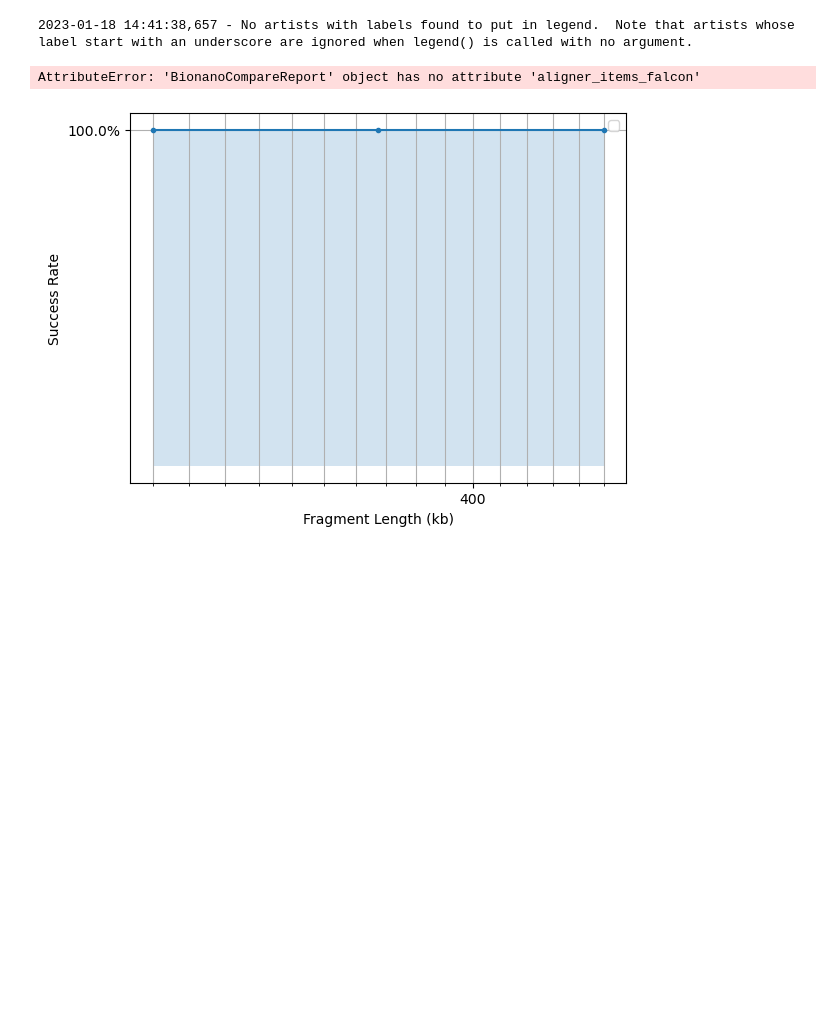
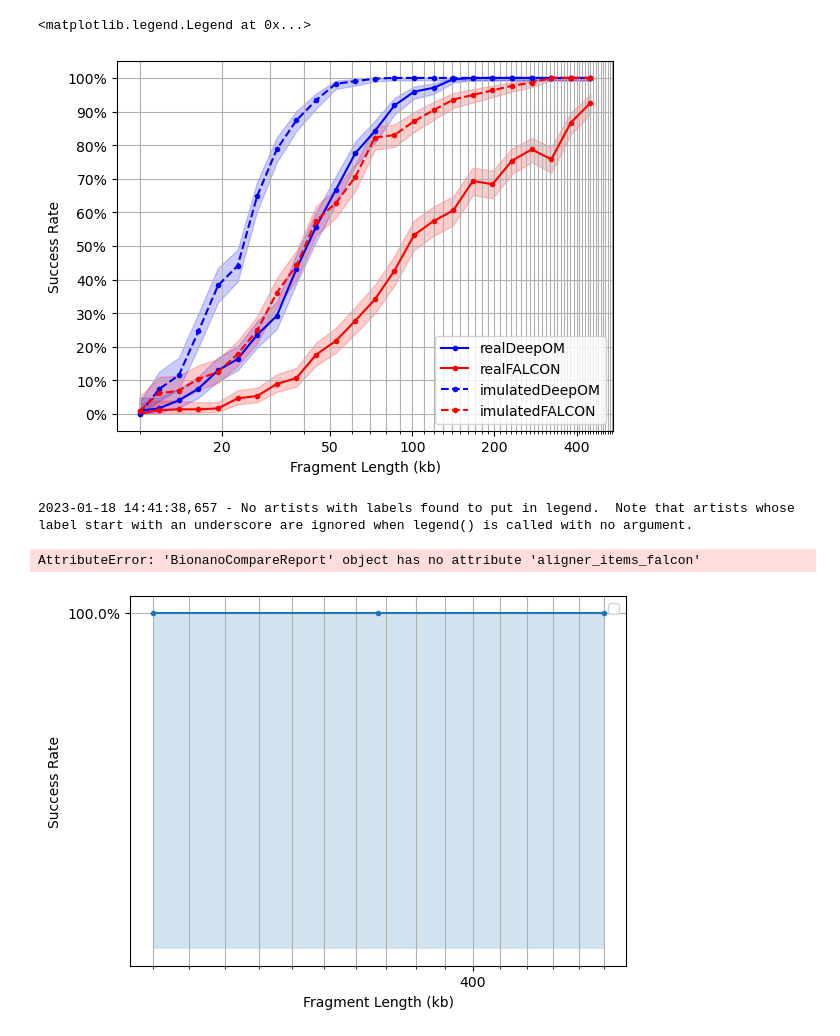
Before and after one commit to yevgenin/DeepOM, a Jupyter notebook: figures/falcon_compare.ipynb, the cells around one changed output. Saved outputs shown, nothing was run; the diff lists cells and outputs as text; code cells hidden in the pictures; blank space fills up the shorter version.

```diff
--- a/figures/falcon_compare.ipynb
+++ b/figures/falcon_compare.ipynb
@@ -9,0 +12,29 @@ from pathlib import Path
+# %%
+
+report = BionanoCompareReport()
+
+report.plot_compare_init()
+for report.run_name in ["20230118T234215Z", "20230118T152611Z"]:
+    report.read_compute_results()
+    if hasattr(report.aligner_items[0].crop_item.bnx_item, "simulated"):
+        # plt.title("simulated images, real genome: " + report.run_name)
+        report.ls = "--"
+        report.label_prefix = "Simulated: "
+    else:
+        # plt.title("real images, real genome: " + report.run_name)
+        report.ls = "-"
+        report.label_prefix = "Real: "
+
+    report.color = "b"
+    report.plot_aligner_accuracy()
+    report.color = "r"
+    report.plot_aligner_falcon_accuracy()
+
+    # plt.figure()
+    # print(report.aligner_items[0].crop_item.bnx_item.simulated.image)
+    # plt.figure()
+    # plt.imshow(report.aligner_items[0].crop_item.bnx_item.bionano_image.segment_image[0])
+    # plt.xlim(0, 100)
+
+pyplot.legend()
+# %% [output]
@@ -10,3 +42,5 @@ from pathlib import Path
+<matplotlib.legend.Legend at 0x...>
+[figure, added]
 # %%
 from deepom.bionano_compare import *
 from deepom.bionano_utils import *
```
Also changed, not shown: parts of 3 cells of this notebook, 2 other files.
